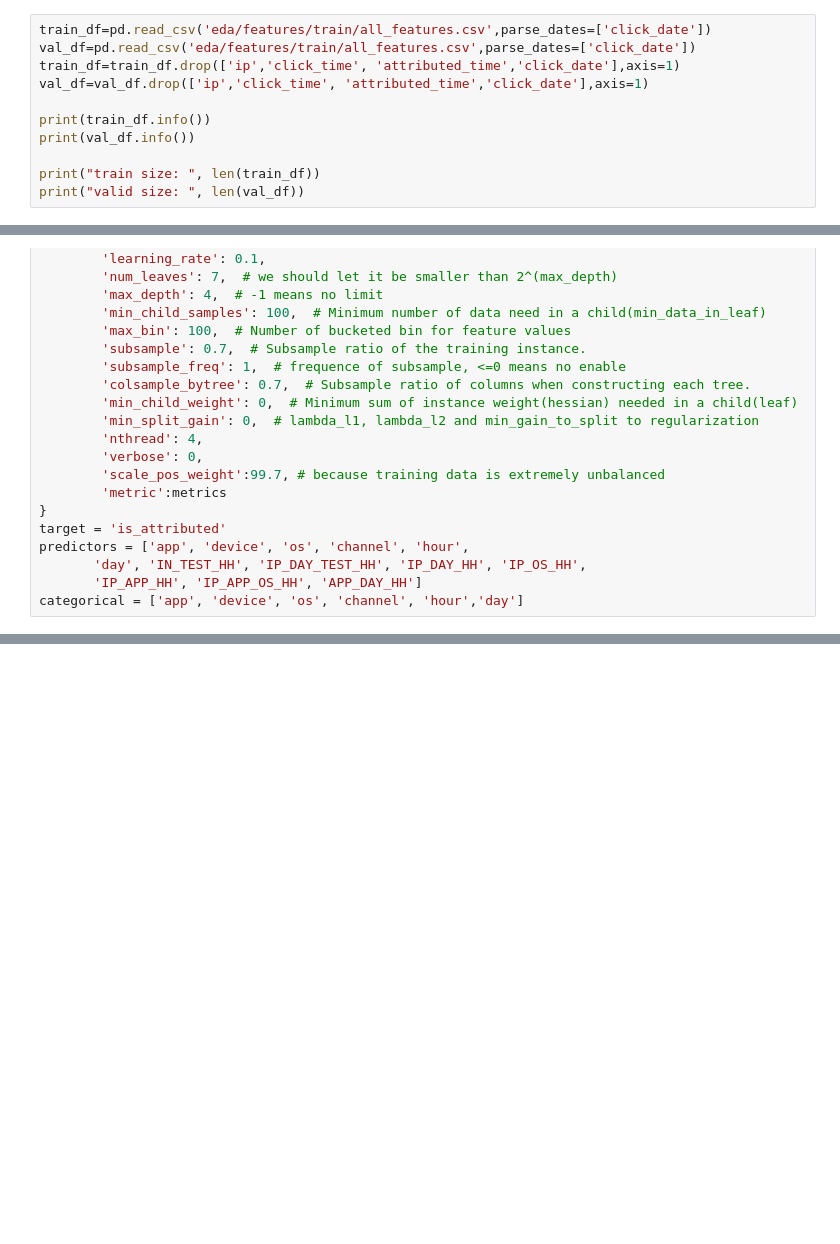
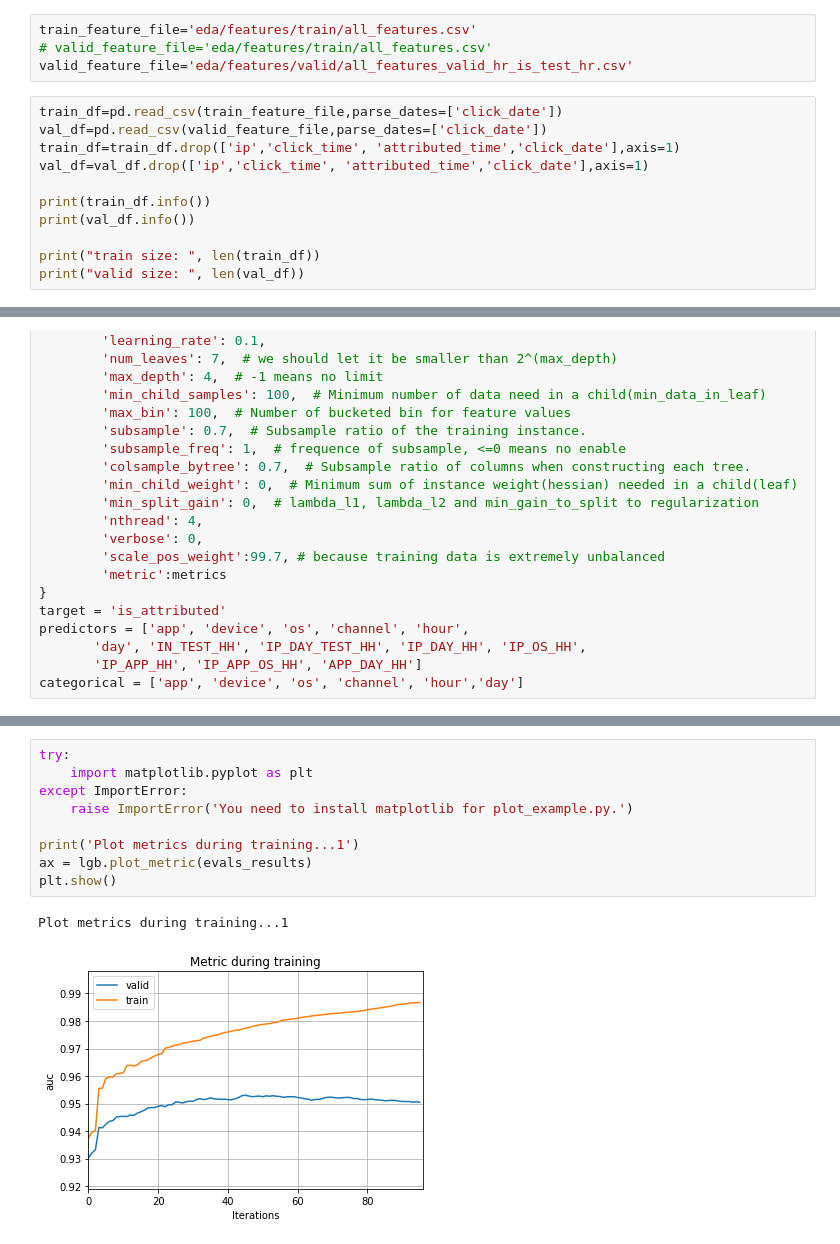
Before and after one commit to ronakagrawal2006/kaggle, a Jupyter notebook: talking-data-fraud-detection/04 TrainModel.ipynb, the cells around one changed output, grey strips where cells are left out. Cells and saved outputs as stored; diff of their text form; blank space fills up the shorter version.

```diff
--- a/talking-data-fraud-detection/04 TrainModel.ipynb
+++ b/talking-data-fraud-detection/04 TrainModel.ipynb
@@ -11,9 +12,13 @@ model_save=model_folder+model_file
 metrics_file='eda/metrics.csv'
 # %%
 metrics = 'auc'
+# %%
+train_feature_file='eda/features/train/all_features.csv'
+# valid_feature_file='eda/features/train/all_features.csv'
+valid_feature_file='eda/features/valid/all_features_valid_hr_is_test_hr.csv'
 # %%
-train_df=pd.read_csv('eda/features/train/all_features.csv',parse_dates=['click_date'])
-val_df=pd.read_csv('eda/features/train/all_features.csv',parse_dates=['click_date'])
+train_df=pd.read_csv(train_feature_file,parse_dates=['click_date'])
+val_df=pd.read_csv(valid_feature_file,parse_dates=['click_date'])
 train_df=train_df.drop(['ip','click_time', 'attributed_time','click_date'],axis=1)
 val_df=val_df.drop(['ip','click_time', 'attributed_time','click_date'],axis=1)
 
@@ -160,0 +181,12 @@ gc.collect()
+# %%
+try:
+    import matplotlib.pyplot as plt
+except ImportError:
+    raise ImportError('You need to install matplotlib for plot_example.py.')
+
+print('Plot metrics during training...1')
+ax = lgb.plot_metric(evals_results)
+plt.show()
+# %% [output]
+Plot metrics during training...1
+[figure, added]
```
Also changed, not shown: parts of 10 cells of this notebook, 4 other files.
